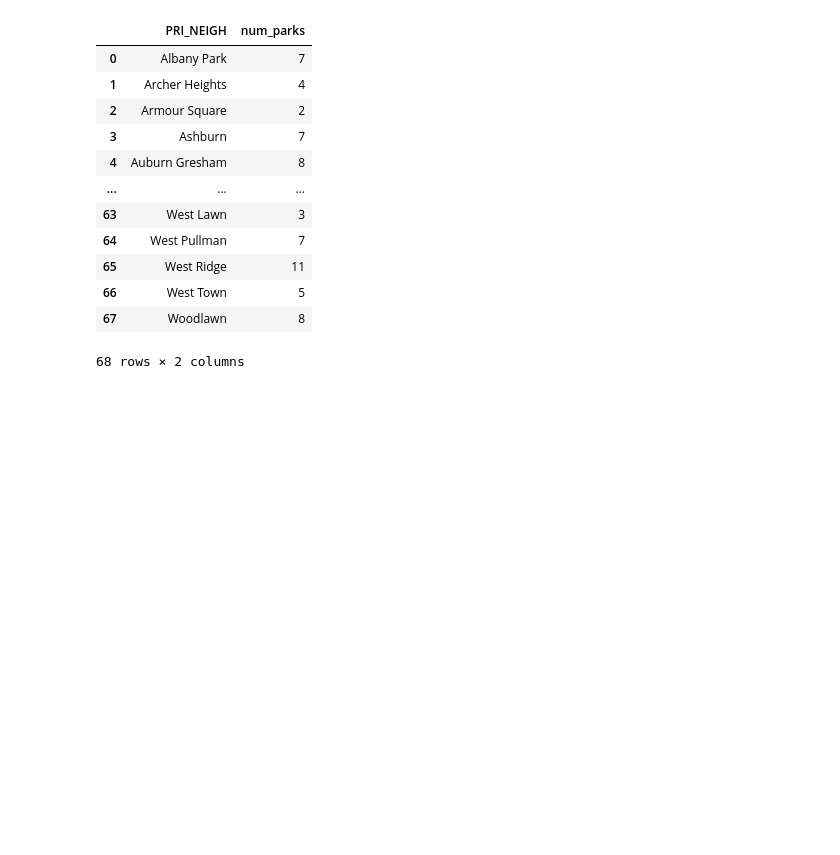
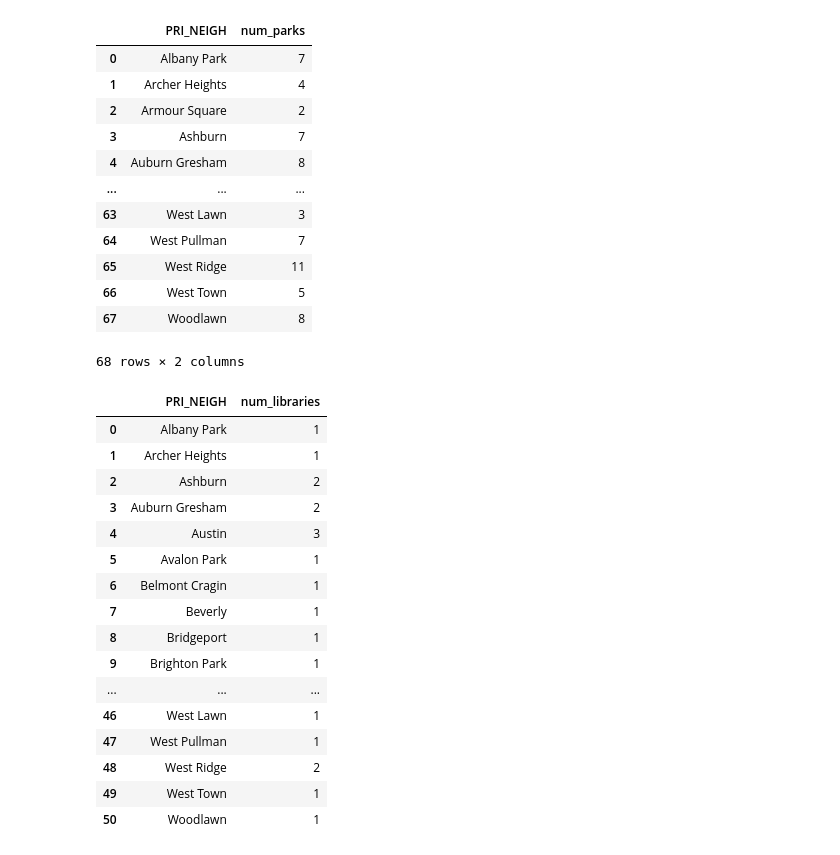
Before and after one commit to meganwood4/is477_megan_rachel, a Jupyter notebook: final_project.ipynb, the cells around one changed output. Drawn from its saved outputs; the diff is of its cells as text; code cells hidden in the pictures; blank space fills up the shorter version.

```diff
--- a/final_project.ipynb
+++ b/final_project.ipynb
@@ -338,3 +338,27 @@ parks_per_neighborhood
 | 66 | West Town | 5 |
 | 67 | Woodlawn | 8 |
 68 rows × 2 columns
+# %%
+unique_libraries = gdf_libraries[['BRANCH', 'PRI_NEIGH']].drop_duplicates()
+# %%
+libraries_per_neighborhood = unique_libraries.groupby("PRI_NEIGH").size().reset_index(name="num_libraries")
+# %%
+libraries_per_neighborhood
+# %% [output]
+|  | PRI_NEIGH | num_libraries |
+| 0 | Albany Park | 1 |
+| 1 | Archer Heights | 1 |
+| 2 | Ashburn | 2 |
+| 3 | Auburn Gresham | 2 |
+| 4 | Austin | 3 |
+| 5 | Avalon Park | 1 |
+| 6 | Belmont Cragin | 1 |
+| 7 | Beverly | 1 |
+| 8 | Bridgeport | 1 |
+| 9 | Brighton Park | 1 |
+| ... | ... | ... |
+| 46 | West Lawn | 1 |
+| 47 | West Pullman | 1 |
+| 48 | West Ridge | 2 |
+| 49 | West Town | 1 |
+| 50 | Woodlawn | 1 |
```
Also changed, not shown: parts of 1 cell of this notebook.
